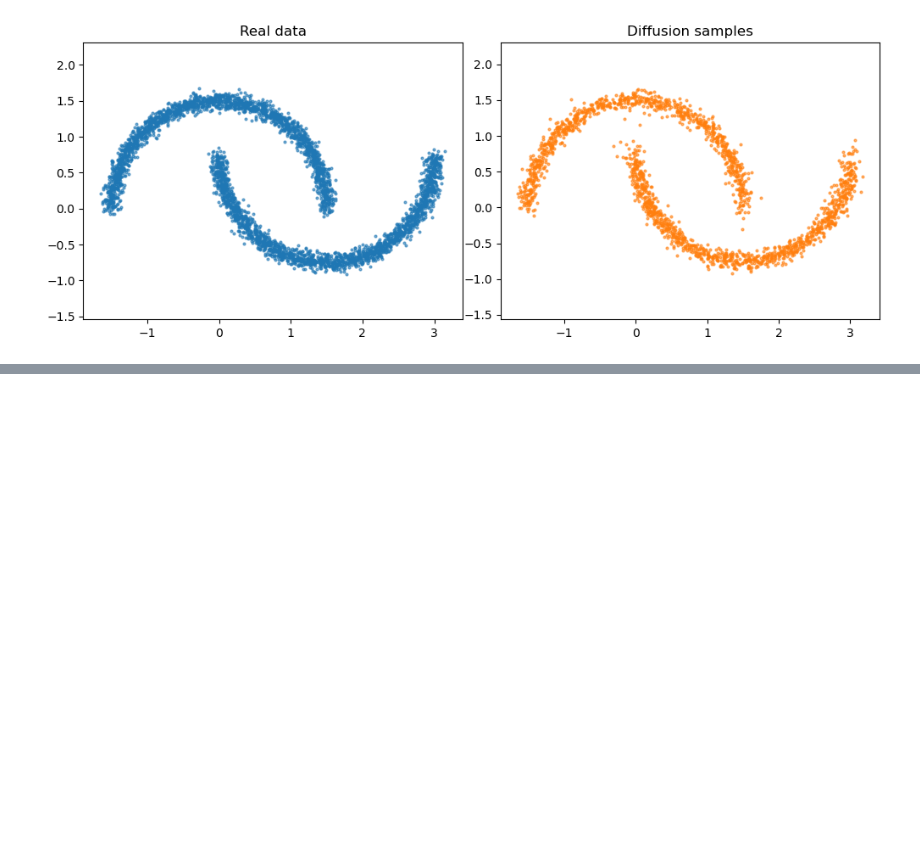
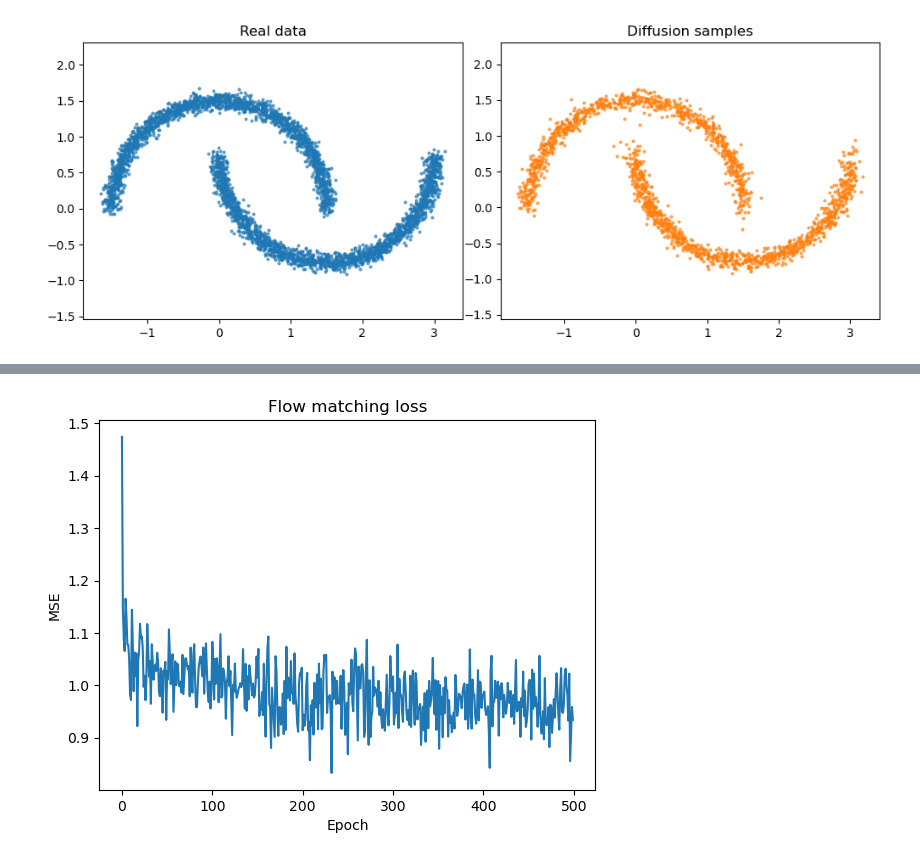
Before and after one commit to noMushroomw/Lyapunov-diffusion, a Jupyter notebook: test.ipynb, the cells around one changed output, grey strips where cells are left out. Saved outputs shown, nothing was run; the diff lists cells and outputs as text; code cells hidden in the pictures; blank space fills up the shorter version.

```diff
--- a/test.ipynb
+++ b/test.ipynb
@@ -297,0 +300,99 @@ plt.show()
+# %%
+class FlowResidualBlock(nn.Module):
+    def __init__(self, dim):
+        super().__init__()
+        self.fc1 = nn.Linear(dim, dim * 4)
+        self.fc2 = nn.Linear(dim * 4, dim)
+        self.norm1 = nn.LayerNorm(dim)
+        self.norm2 = nn.LayerNorm(dim)
+
+    def forward(self, x):
+        h = F.silu(self.fc1(self.norm1(x)))
+        h = self.fc2(self.norm2(h))
+        return x + h
+
+class FlowMLP(nn.Module):
+    def __init__(self, data_dim=2, hidden_dim=512, time_dim=256, depth=6):
+        super().__init__()
+        self.time_embed = nn.Sequential(
+            TimeEmbedding(time_dim),
+            nn.Linear(time_dim, hidden_dim),
+            nn.SiLU(),
+            nn.Linear(hidden_dim, hidden_dim),
+        )
+        self.input = nn.Linear(data_dim + hidden_dim, hidden_dim)
+        self.blocks = nn.ModuleList([ResidualBlock(hidden_dim) for _ in range(depth)])
+        self.out = nn.Sequential(
+            nn.LayerNorm(hidden_dim),
+            nn.SiLU(),
+            nn.Linear(hidden_dim, data_dim),
+        )
+
+    def forward(self, x, t):
+        t_emb = self.time_embed(t.float())
+        h = torch.cat([x, t_emb], dim=-1)
+        h = self.input(h)
+        for block in self.blocks:
+            h = block(h)
+        return self.out(h)
+
+def sample_times(batch):
+    return torch.rand(batch, device=device)
+
+def interpolate(x0, x1, t):
+    return (1.0 - t[:, None]) * x0 + t[:, None] * x1
+
+flow_model = FlowMLP().to(device)
+flow_opt = torch.optim.AdamW(flow_model.parameters(), lr=2e-4, weight_decay=1e-4)
+flow_epochs = 500
+grad_clip = 1.0
+flow_losses = []
+base = torch.distributions.Normal(torch.zeros(2, device=device), torch.ones(2, device=device))
+
+for epoch in trange(flow_epochs):
+    for (x1,) in loader:
+        x1 = x1.to(device)
+        x0 = base.sample((x1.size(0),))
+        t = sample_times(x1.size(0))
+        xt = interpolate(x0, x1, t)
+        target = x1 - x0
+        pred = flow_model(xt, t * (T - 1))
+        loss = ((pred - target) ** 2).mean()
+
+        flow_opt.zero_grad()
+        loss.backward()
+        nn.utils.clip_grad_norm_(flow_model.parameters(), grad_clip)
+        flow_opt.step()
+    flow_losses.append(loss.item())
+
+plt.figure()
+plt.plot(flow_losses)
+plt.title("Flow matching loss")
+plt.xlabel("Epoch")
+plt.ylabel("MSE")
+plt.show()
+
+@torch.no_grad()
+def flow_sample(model, n_samples=4000, n_steps=300):
+    x = base.sample((n_samples,))
+    model.eval()
+    for i in range(n_steps):
+        t = torch.full((n_samples,), (i + 0.5) / n_steps, device=device)
+        drift = model(x, t * (T - 1))
+        x = x + drift * (1.0 / n_steps)
+    return x.cpu().numpy()
+
+flow_generated = flow_sample(flow_model)
+plt.figure(figsize=(10, 4))
+plt.subplot(1, 2, 1)
+plt.scatter(data[:, 0], data[:, 1], s=3, alpha=0.6)
+plt.title("Real data")
+plt.axis("equal")
+plt.subplot(1, 2, 2)
+plt.scatter(flow_generated[:, 0], flow_generated[:, 1], s=3, alpha=0.6, color="tab:orange")
+plt.title("Flow matching samples")
+plt.axis("equal")
+plt.tight_layout()
+plt.show()
+# %% [output]
+[figure, added]
```
Also changed, not shown: parts of 2 cells of this notebook, 2 other files.
